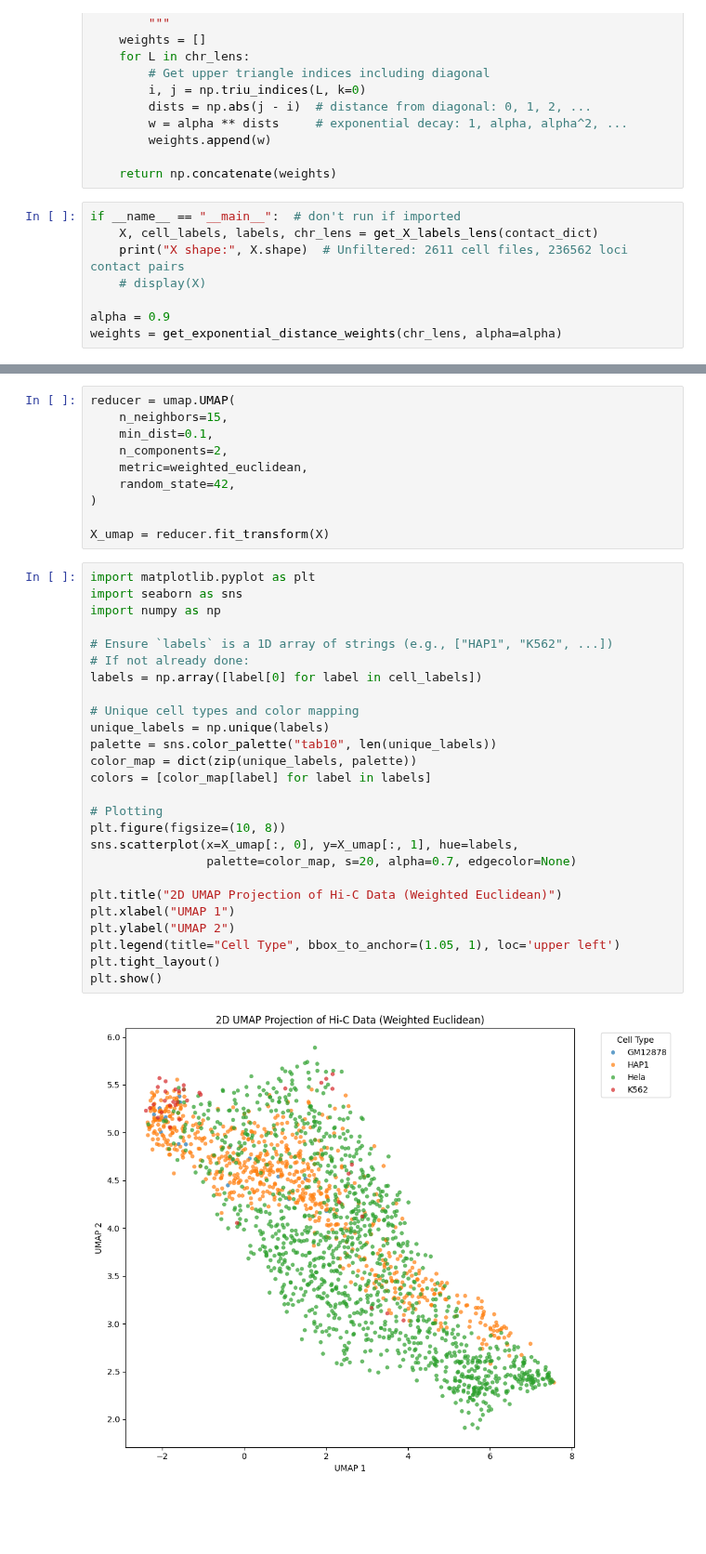
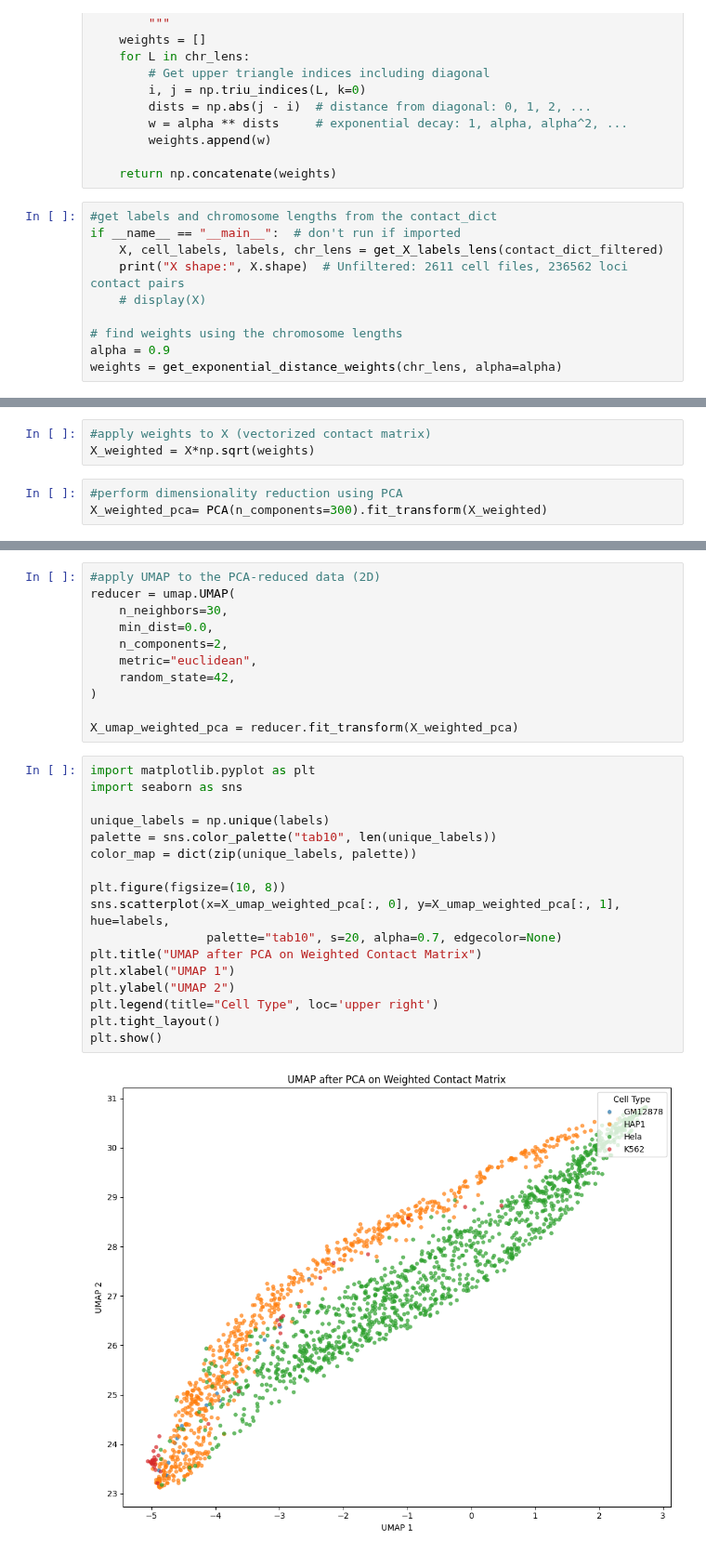
Before and after one commit to annarasheed/UTSSRP, a Jupyter notebook: UMAP_with_weights.ipynb, the cells around one changed output, grey strips where cells are left out. Shown at 93% size. Drawn from its saved outputs; the diff is of its cells as text; blank space fills up the shorter version.

Commit message:
added weighted PCA and Umap files
PCA + UMAP with weighted filtered data, and PCA + UMAP with weighted unfiltered data

```diff
--- a/UMAP_with_weights.ipynb
+++ b/UMAP_with_weights.ipynb
@@ -147,11 +120,13 @@ def get_exponential_distance_weights(chr_lens, alpha=0.9):
 
     return np.concatenate(weights)
 # %%
+#get labels and chromosome lengths from the contact_dict
 if __name__ == "__main__":	# don't run if imported
-	X, cell_labels, labels, chr_lens = get_X_labels_lens(contact_dict)
+	X, cell_labels, labels, chr_lens = get_X_labels_lens(contact_dict_filtered)
 	print("X shape:", X.shape)	# Unfiltered: 2611 cell files, 236562 loci contact pairs
 	# display(X)
 
+# find weights using the chromosome lengths
 alpha = 0.9
 weights = get_exponential_distance_weights(chr_lens, alpha=alpha)
 # %% [output]
@@ -170,0 +143,6 @@ print(chr_lens)
+# %%
+#apply weights to X (vectorized contact matrix)
+X_weighted = X*np.sqrt(weights)
+# %%
+#perform dimensionality reduction using PCA
+X_weighted_pca= PCA(n_components=300).fit_transform(X_weighted)
@@ -171,38 +153,30 @@ print(chr_lens)
 # %%
+#apply UMAP to the PCA-reduced data (2D)
 reducer = umap.UMAP(
-    n_neighbors=15,
-    min_dist=0.1,
+    n_neighbors=30,
+    min_dist=0.0,
     n_components=2,
-    metric=weighted_euclidean,
+    metric="euclidean",
     random_state=42,
 )
 
-X_umap = reducer.fit_transform(X)
+X_umap_weighted_pca = reducer.fit_transform(X_weighted_pca)
 # %%
 import matplotlib.pyplot as plt
 import seaborn as sns
-import numpy as np
 
-# Ensure `labels` is a 1D array of strings (e.g., ["HAP1", "K562", ...])
-# If not already done:
-labels = np.array([label[0] for label in cell_labels])
-
-# Unique cell types and color mapping
 unique_labels = np.unique(labels)
 palette = sns.color_palette("tab10", len(unique_labels))
 color_map = dict(zip(unique_labels, palette))
-colors = [color_map[label] for label in labels]
 
-# Plotting
 plt.figure(figsize=(10, 8))
-sns.scatterplot(x=X_umap[:, 0], y=X_umap[:, 1], hue=labels,
-                palette=color_map, s=20, alpha=0.7, edgecolor=None)
-
-plt.title("2D UMAP Projection of Hi-C Data (Weighted Euclidean)")
+sns.scatterplot(x=X_umap_weighted_pca[:, 0], y=X_umap_weighted_pca[:, 1], hue=labels,
+                palette="tab10", s=20, alpha=0.7, edgecolor=None)
+plt.title("UMAP after PCA on Weighted Contact Matrix")
 plt.xlabel("UMAP 1")
 plt.ylabel("UMAP 2")
-plt.legend(title="Cell Type", bbox_to_anchor=(1.05, 1), loc='upper left')
+plt.legend(title="Cell Type", loc='upper right')
 plt.tight_layout()
 plt.show()
 # %% [output]
-[figure, old version]
+[figure, new version]
```
Also changed, not shown: parts of 27 cells of this notebook, 1 other file.
